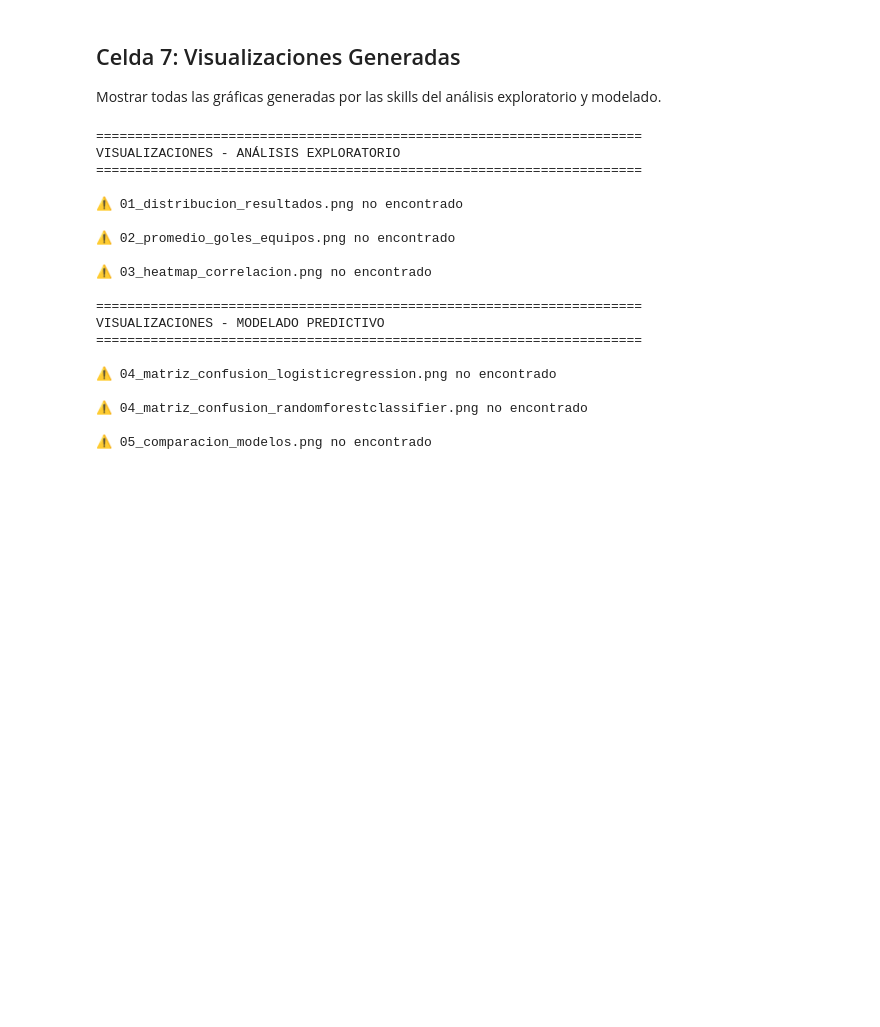
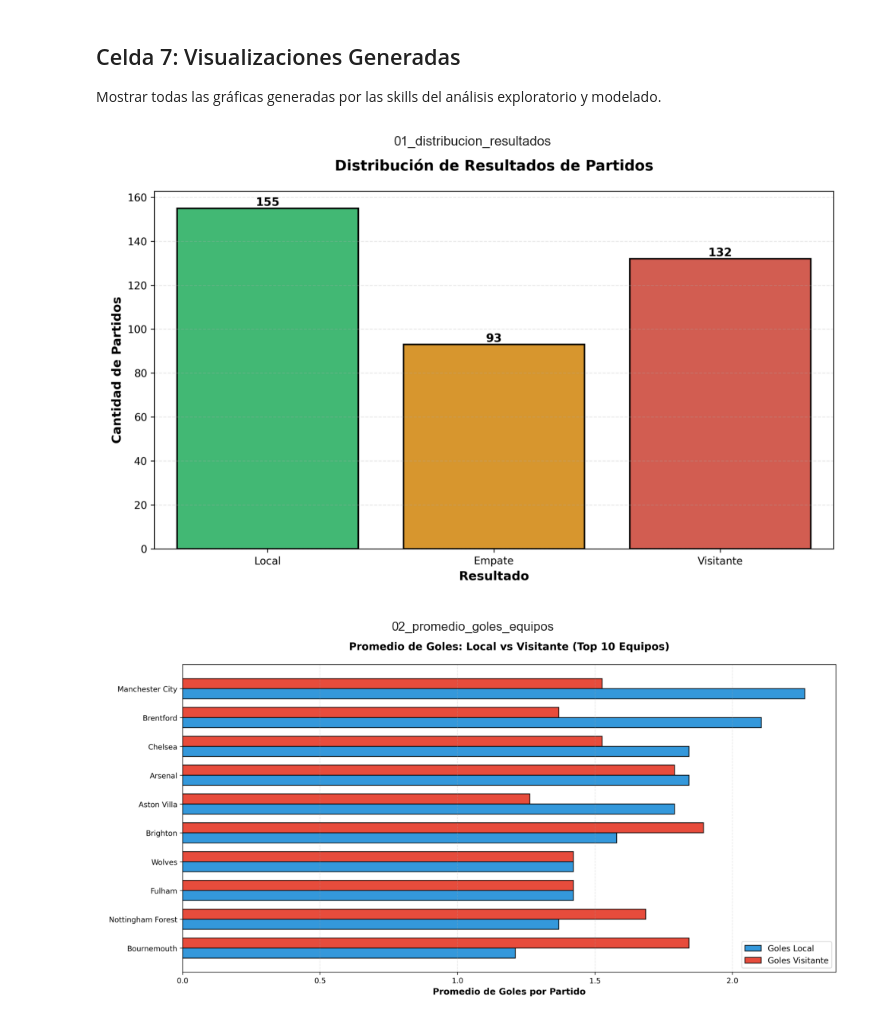
Before and after one commit to jcvmurillo12/ProyectoAgentico_BDFutbol, a Jupyter notebook: notebooks/pipeline_agentico.ipynb, the cells around one changed output. Saved outputs shown, nothing was run; the diff lists cells and outputs as text; code cells hidden in the pictures; blank space fills up the shorter version.

Commit message:
feat: notebook ejecutado con outputs y graficas completas

```diff
--- a/notebooks/pipeline_agentico.ipynb
+++ b/notebooks/pipeline_agentico.ipynb
@@ -305,59 +317,34 @@ CELDA 6: RESULTADOS FINALES DEL SISTEMA AGÉNTICO
 
 Mostrar todas las gráficas generadas por las skills del análisis exploratorio y modelado.
 # %%
-# Mostrar gráficas del EDA
-print("\n" + "="*70)
-print("VISUALIZACIONES - ANÁLISIS EXPLORATORIO")
-print("="*70)
+import os
+import matplotlib.pyplot as plt
+import matplotlib.image as mpimg
 
-grafica_eda = [
-    os.path.join(project_root, 'graphs', '01_distribucion_resultados.png'),
-    os.path.join(project_root, 'graphs', '02_promedio_goles_equipos.png'),
-    os.path.join(project_root, 'graphs', '03_heatmap_correlacion.png')
+project_root = os.path.abspath(os.path.join(os.getcwd(), '..'))
+graphs_path = os.path.join(project_root, 'data', 'graphs')
+
+graficas = [
+    '01_distribucion_resultados.png',
+    '02_promedio_goles_equipos.png',
+    '03_heatmap_correlacion.png',
+    '04_matriz_confusion_logisticregression.png',
+    '04_matriz_confusion_randomforestclassifier.png',
+    '05_comparacion_modelos.png'
 ]
 
-for archivo in grafica_eda:
-    if os.path.exists(archivo):
-        print(f"\n✓ {os.path.basename(archivo)}")
-        display(Image(filename=archivo))
+for nombre in graficas:
+    ruta = os.path.join(graphs_path, nombre)
+    if os.path.exists(ruta):
+        fig, ax = plt.subplots(figsize=(10, 6))
+        img = mpimg.imread(ruta)
+        ax.imshow(img)
+        ax.axis('off')
+        ax.set_title(nombre.replace('.png', ''))
+        plt.tight_layout()
+        plt.show()
     else:
-        print(f"\n⚠ {os.path.basename(archivo)} no encontrado")
-
-
-# Mostrar gráficas de modelado
-print("\n" + "="*70)
-print("VISUALIZACIONES - MODELADO PREDICTIVO")
-print("="*70)
-
-grafica_modelado = [
-    os.path.join(project_root, 'graphs', '04_matriz_confusion_logisticregression.png'),
-    os.path.join(project_root, 'graphs', '04_matriz_confusion_randomforestclassifier.png'),
-    os.path.join(project_root, 'graphs', '05_comparacion_modelos.png')
-]
-
-for archivo in grafica_modelado:
-    if os.path.exists(archivo):
-        print(f"\n✓ {os.path.basename(archivo)}")
-        display(Image(filename=archivo))
-    else:
-        print(f"\n⚠ {os.path.basename(archivo)} no encontrado")
+        print(f'No encontrado: {ruta}')
 # %% [output]
-======================================================================
-VISUALIZACIONES - ANÁLISIS EXPLORATORIO
-======================================================================
-
-⚠ 01_distribucion_resultados.png no encontrado
-
-⚠ 02_promedio_goles_equipos.png no encontrado
-
-⚠ 03_heatmap_correlacion.png no encontrado
-
-======================================================================
-VISUALIZACIONES - MODELADO PREDICTIVO
-======================================================================
-
-⚠ 04_matriz_confusion_logisticregression.png no encontrado
-
-⚠ 04_matriz_confusion_randomforestclassifier.png no encontrado
-
-⚠ 05_comparacion_modelos.png no encontrado
+[figure, added]
+[figure, added]
```
Also changed, not shown: parts of 4 cells of this notebook, 10 other files.
